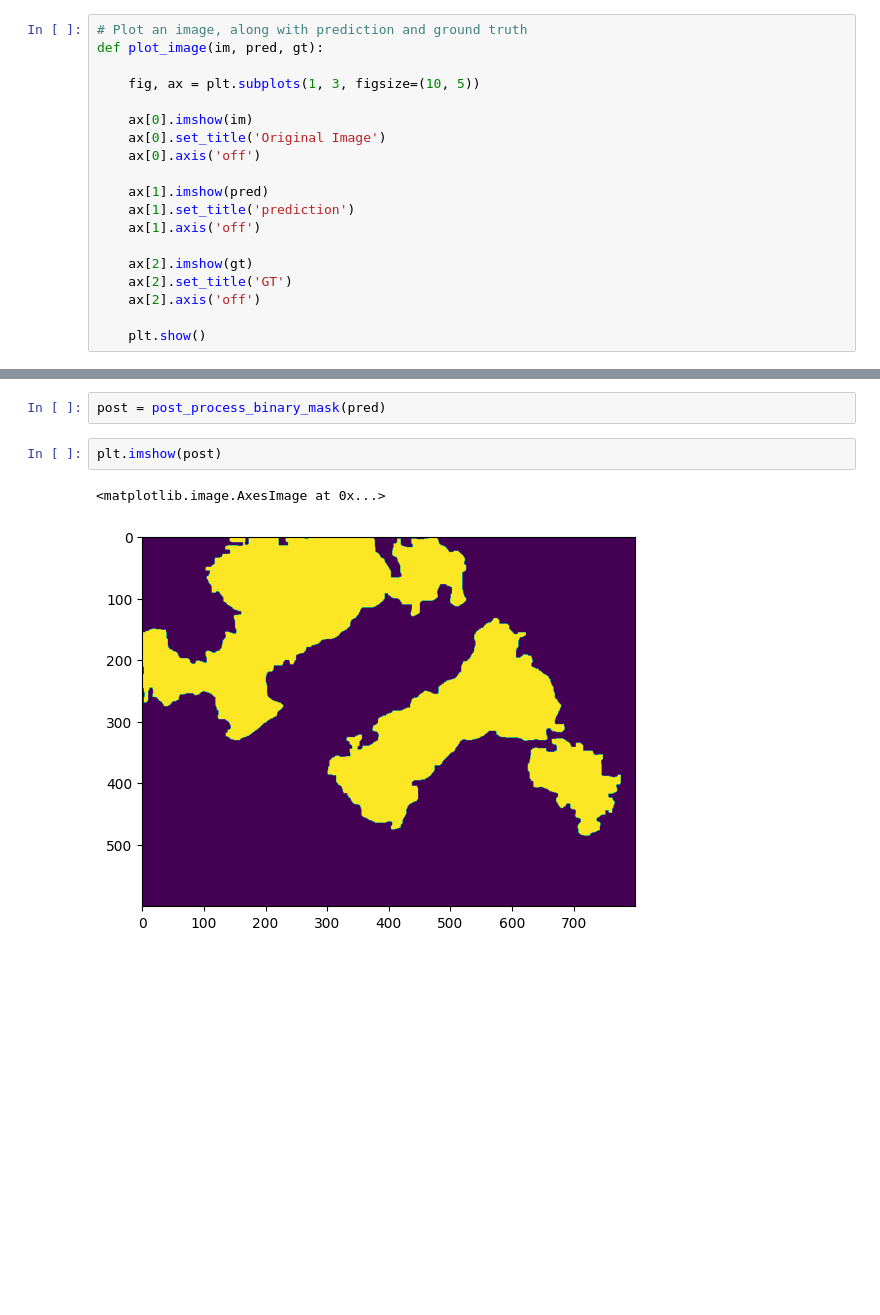
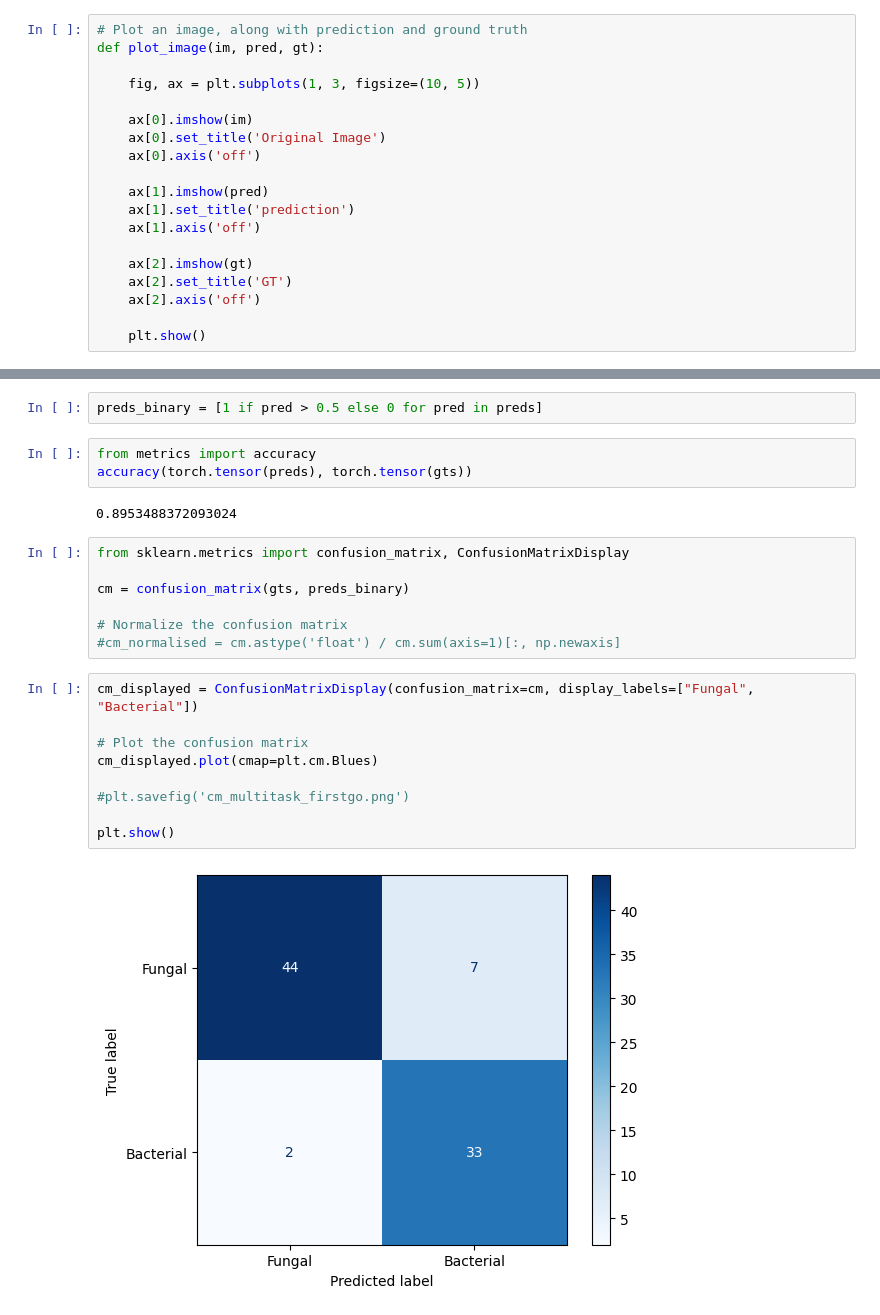
Before and after one commit to oliverjm1/mycetoma_segmentation, a Jupyter notebook: notebooks/look_at_predictions.ipynb, the cells around one changed output, grey strips where cells are left out. Saved outputs shown, nothing was run; the diff lists cells and outputs as text; blank space fills up the shorter version.

```diff
--- a/notebooks/look_at_predictions.ipynb
+++ b/notebooks/look_at_predictions.ipynb
@@ -148,7 +164,25 @@ Dice score before postproc: 0.9411167502403259 vs after: 0.9781141877174377
-# %%
-post = post_process_binary_mask(pred)
-# %%
-plt.imshow(post)
-# %% [output]
-<matplotlib.image.AxesImage at 0x...>
-[figure, removed]
+# %%
+preds_binary = [1 if pred > 0.5 else 0 for pred in preds]
+# %%
+from metrics import accuracy
+accuracy(torch.tensor(preds), torch.tensor(gts))
+# %% [output]
+0.8953488372093024
+# %%
+from sklearn.metrics import confusion_matrix, ConfusionMatrixDisplay
+
+cm = confusion_matrix(gts, preds_binary)
+
+# Normalize the confusion matrix
+#cm_normalised = cm.astype('float') / cm.sum(axis=1)[:, np.newaxis]
+# %%
+cm_displayed = ConfusionMatrixDisplay(confusion_matrix=cm, display_labels=["Fungal", "Bacterial"])
+
+# Plot the confusion matrix
+cm_displayed.plot(cmap=plt.cm.Blues)
+
+#plt.savefig('cm_multitask_firstgo.png')
+
+plt.show()
+# %% [output]
+[figure, added]
```
Also changed, not shown: parts of 4 cells of this notebook, 3 other files.
